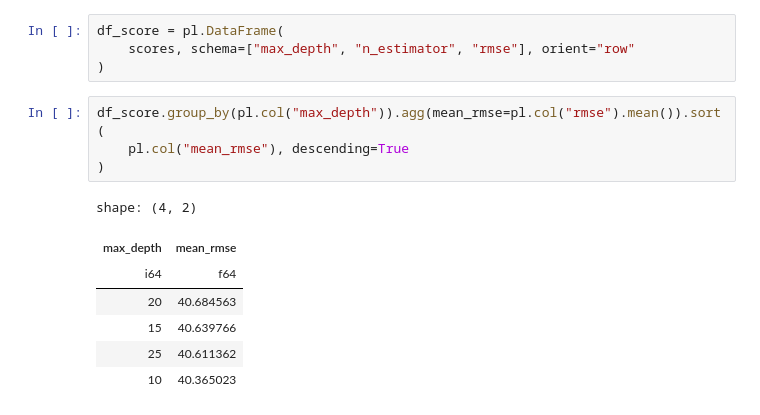
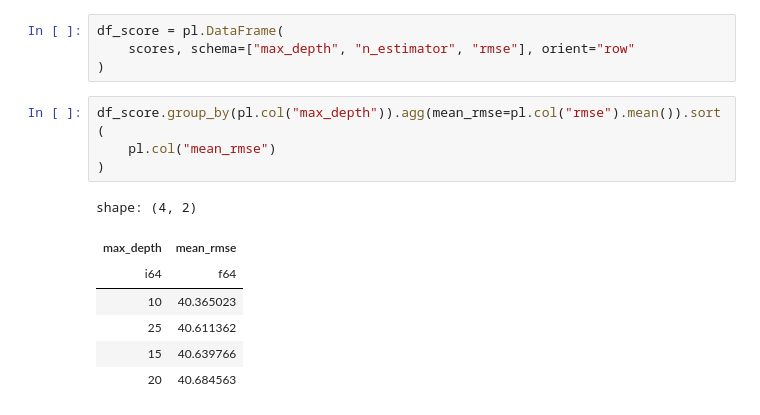
Before and after one commit to NikkiSatmaka/ml-zoomcamp, a Jupyter notebook: notebooks/homework_06.ipynb, the cells around one changed output. Drawn from its saved outputs; the diff is of its cells as text.

```diff
--- a/notebooks/homework_06.ipynb
+++ b/notebooks/homework_06.ipynb
@@ -156,13 +170,13 @@ df_score = pl.DataFrame(
 )
 # %%
 df_score.group_by(pl.col("max_depth")).agg(mean_rmse=pl.col("rmse").mean()).sort(
-    pl.col("mean_rmse"), descending=True
+    pl.col("mean_rmse")
 )
 # %% [output]
 shape: (4, 2)
 | max_depth | mean_rmse |
 | i64 | f64 |
+| 10 | 40.365023 |
+| 25 | 40.611362 |
+| 15 | 40.639766 |
 | 20 | 40.684563 |
-| 15 | 40.639766 |
-| 25 | 40.611362 |
-| 10 | 40.365023 |
```
Also changed, not shown: parts of 19 cells of this notebook.
